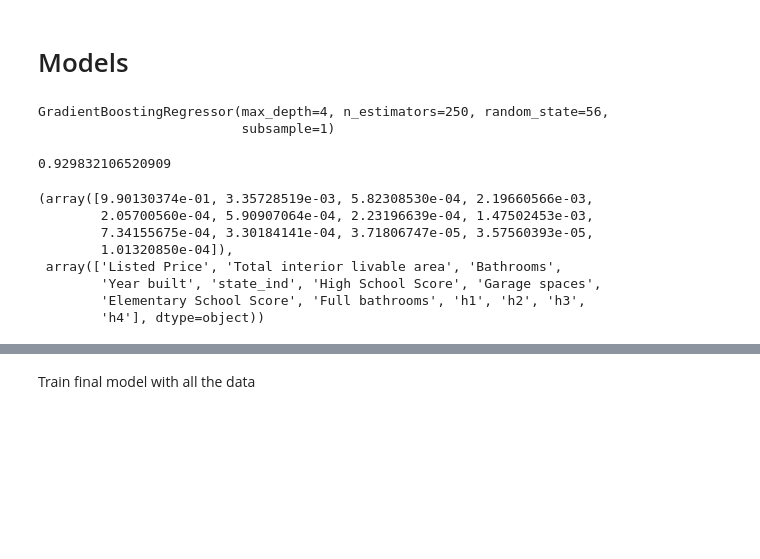
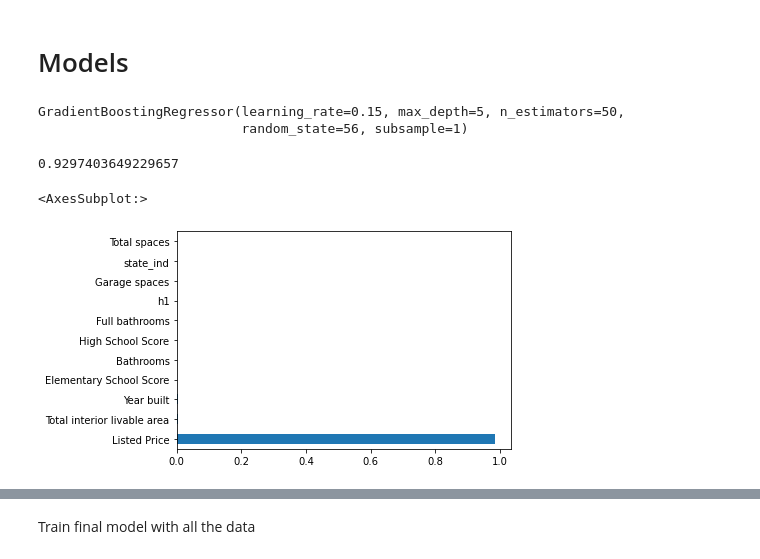
Before and after one commit to tom-farmer/Predictive-Analytics-Hackathon-2022, a Jupyter notebook: notebooks/modeling.ipynb, the cells around one changed output, grey strips where cells are left out. Drawn from its saved outputs; the diff is of its cells as text; code cells hidden in the pictures; blank space fills up the shorter version.

```diff
--- a/notebooks/modeling.ipynb
+++ b/notebooks/modeling.ipynb
@@ -145,6 +153,9 @@ def preprocess_data(df, meds):
     df["Total interior livable area"] = df["Total interior livable area"].fillna(meds["Total interior livable area"])
 
     df["Bathrooms"] = df["Bathrooms"].fillna(meds["Bathrooms"])
+
+    df["Total spaces"] = df["Total spaces"].fillna(meds["Total spaces"])
+    df["Total spaces"] = np.abs(np.minimum(df["Total spaces"], 30))
 
     df["High School Score"] = df["High School Score"].fillna(meds["High School Score"])
 
@@ -188,8 +199,9 @@ Transform the target by logging it since it's got a long right tail
 y = np.log(train["Sold Price"])
 # %%
 pred_vars = ["Listed Price", "Total interior livable area", "Bathrooms",
-             "Year built", "state_ind", "High School Score", "Garage spaces",
-            "Elementary School Score", "Full bathrooms", "h1", "h2", "h3", "h4"]
+             "Year built", "High School Score", "Garage spaces", "state_ind",
+            "Elementary School Score", "Full bathrooms", "h1", #"h2", "h3", "h4",
+            "Total spaces"]
 
 X = train[pred_vars]
 # %%
@@ -197,9 +209,9 @@ X_train, X_test, y_train, y_test = train_test_split(X, y, test_size=0.33, random
 # %% [markdown]
 # Models
 # %%
-params = {"n_estimators":250,
-          "learning_rate":0.1,
-          "max_depth":4,
+params = {"n_estimators":50,
+          "learning_rate":0.15,
+          "max_depth":5,
           "random_state":56,
           "subsample":1,
           'max_features':None, # None or sqrt
@@ -209,20 +221,9 @@ model = GradientBoostingRegressor().set_params(**params)
 # %%
 model.fit(X_train, y_train)
 # %% [output]
-GradientBoostingRegressor(max_depth=4, n_estimators=250, random_state=56,
-                          subsample=1)
+GradientBoostingRegressor(learning_rate=0.15, max_depth=5, n_estimators=50,
+                          random_state=56, subsample=1)
 # %%
 model.score(X_test, y_test)
 # %% [output]
-0.929832106520909
+0.9297403649229657
-# %%
-model.feature_importances_, model.feature_names_in_
-# %% [output]
-(array([9.90130374e-01, 3.35728519e-03, 5.82308530e-04, 2.19660566e-03,
-        2.05700560e-04, 5.90907064e-04, 2.23196639e-04, 1.47502453e-03,
-        7.34155675e-04, 3.30184141e-04, 3.71806747e-05, 3.57560393e-05,
-        1.01320850e-04]),
- array(['Listed Price', 'Total interior livable area', 'Bathrooms',
-        'Year built', 'state_ind', 'High School Score', 'Garage spaces',
-        'Elementary School Score', 'Full bathrooms', 'h1', 'h2', 'h3',
-        'h4'], dtype=object))
@@ -228,0 +232,6 @@ model.feature_importances_, model.feature_names_in_
+# %%
+feat_importances = pd.Series(model.feature_importances_, index=model.feature_names_in_)
+feat_importances.nlargest(20).plot(kind='barh')
+# %% [output]
+<AxesSubplot:>
+[figure, added]
```
Also changed, not shown: parts of 12 cells of this notebook.
